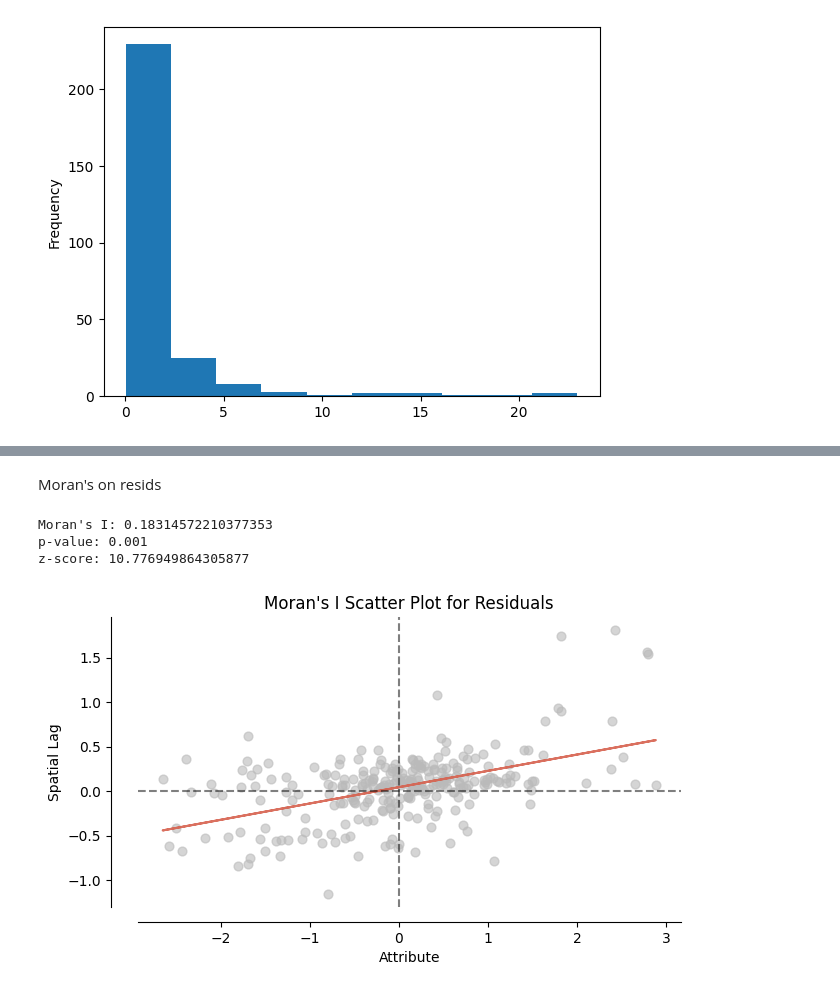
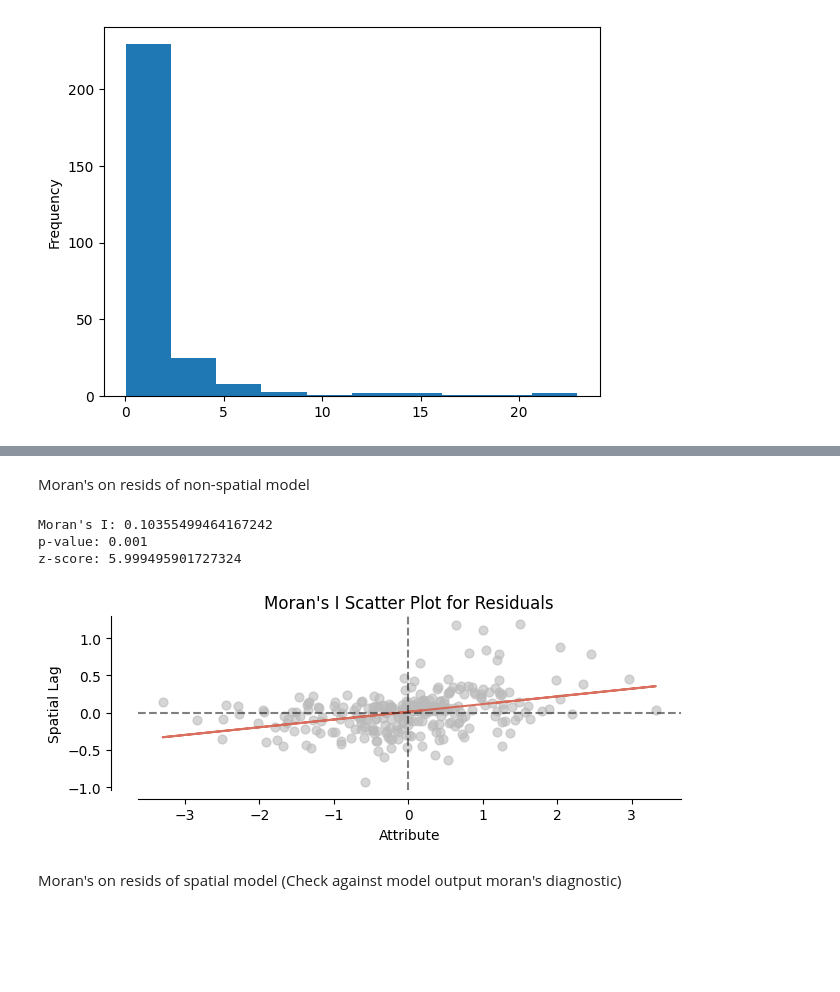
Before and after one commit to ekcomputer/land-cover, a Jupyter notebook: notebooks/regression.ipynb, the cells around one changed output, grey strips where cells are left out. Saved outputs shown, nothing was run; the diff lists cells and outputs as text; code cells hidden in the pictures; blank space fills up the shorter version.

Commit message:
March 2025 updates for AAG- added lag to regression model

```diff
--- a/notebooks/regression.ipynb
+++ b/notebooks/regression.ipynb
@@ -123,2 +124,2 @@ m1 = sm.ols(f, data=df).fit()
 # %%
-df_numeric['log_pco2'] = np.log(df_numeric['AvgOfpCO2'])
+df_numeric.loc[:, 'log_pco2'] = np.log(df_numeric['AvgOfpCO2'])
@@ -137,17 +134,40 @@ reg_vars = ['Area_m2', 'Perim_m2', 'mean_bound', 'AvgOfpH', 'AvgOfTempC', 'Trees
 # %%
 # var_names = [name.replace(' ', '_') for name in df_drop.columns]
 # print(var_names)
+# %%
+## Add in lat/lon
+df_drop = pd.concat(
+    (df_drop, df.loc[df_drop.index, ["Lat_DD", "Lon_DD"]]), axis=1, ignore_index=False
+)
+# %%
+# Create spatial weights matrix
+# w = KNN.from_dataframe(gdf, k=8)
+# w = DistanceBand(
+#     df_drop[["Lat_DD", "Lon_DD"]], 3.0, binary=False
+# )  # not projected, one degree max leads to islands
+
+gdf = gpd.GeoDataFrame(df_drop, geometry=gpd.points_from_xy(df_drop["Lon_DD"], df_drop["Lat_DD"],  crs='EPSG:4326'))
+w = KNN.from_dataframe(gdf, k=8)  # not projected, one degree max leads to islands
+
+# Standardize the weights matrix
+w.transform = "R"
 # %%
-# Fit OLS model
+# Fit OLS model with no spatial lags, first
 m1 = spreg.OLS(
     # Dependent variable
     df_drop[["log_pco2"]].values,
     # Independent variables
     df_drop[reg_vars].values,
+    # weights
+    w=w,
     # Dependent variable name
     name_y="log_pco2",
     # Independent variable name
     name_x=reg_vars,
+    # slx_lags=1,
+    # slx_vars='All',
+    spat_diag=True,
+    moran=True,
 )
 print(m1.summary)
 # %% [output]
@@ -227,5 +296,5 @@ gdf_resid['exp_residuals'].plot.hist()
 # %% [markdown]
-Moran's on resids
+Moran's on resids of non-spatial model
 # %%
 # Resids df took wrong locs from index somehow and filled lat/lon with nans...
 # %%
@@ -249,9 +318,12 @@ def analyze_moran(gdf, w, variable):
     plt.title(f"Moran's I Scatter Plot for {variable}")
     plt.show()
 # %%
-analyze_moran(df_resid, w, 'Residuals')
+analyze_moran(gdf, w, 'Residuals')
 # %% [output]
-Moran's I: 0.18314572210377353
+Moran's I: 0.10355499464167242
 p-value: 0.001
-z-score: 10.776949864305877
+z-score: 5.999495901727324
-[figure, old version]
+[figure, new version]
+# %% [markdown]
+Moran's on resids of spatial model
+(Check against model output moran's diagnostic)
```
Also changed, not shown: parts of 16 cells of this notebook.
